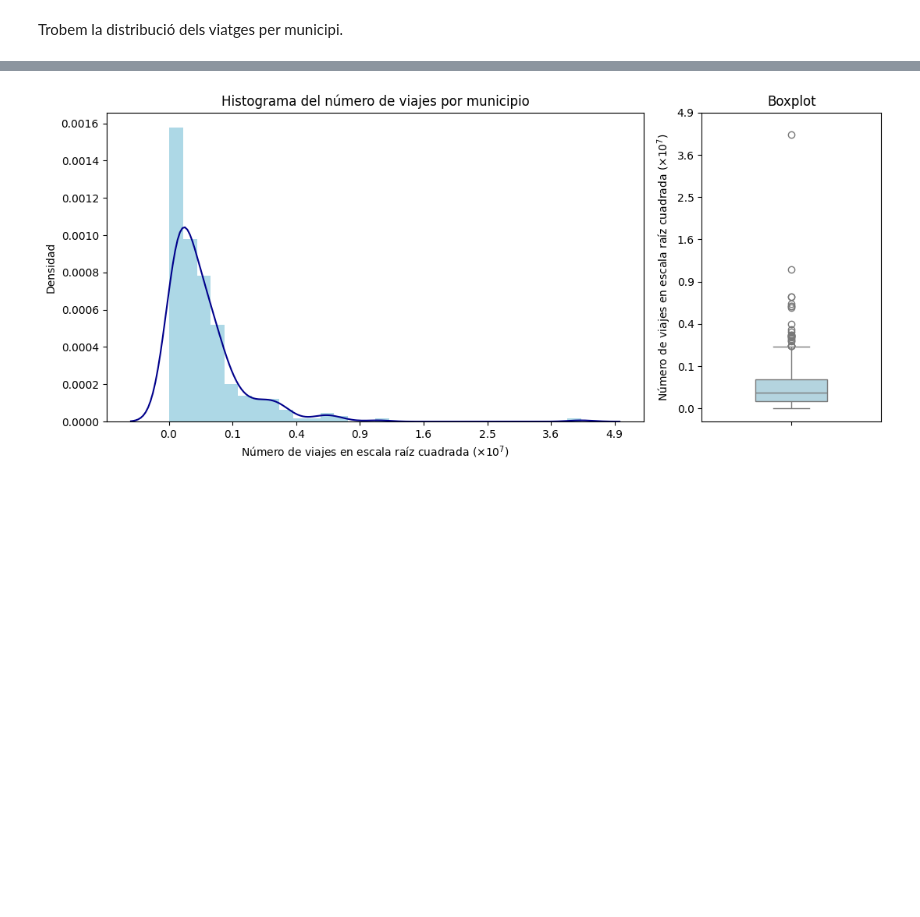
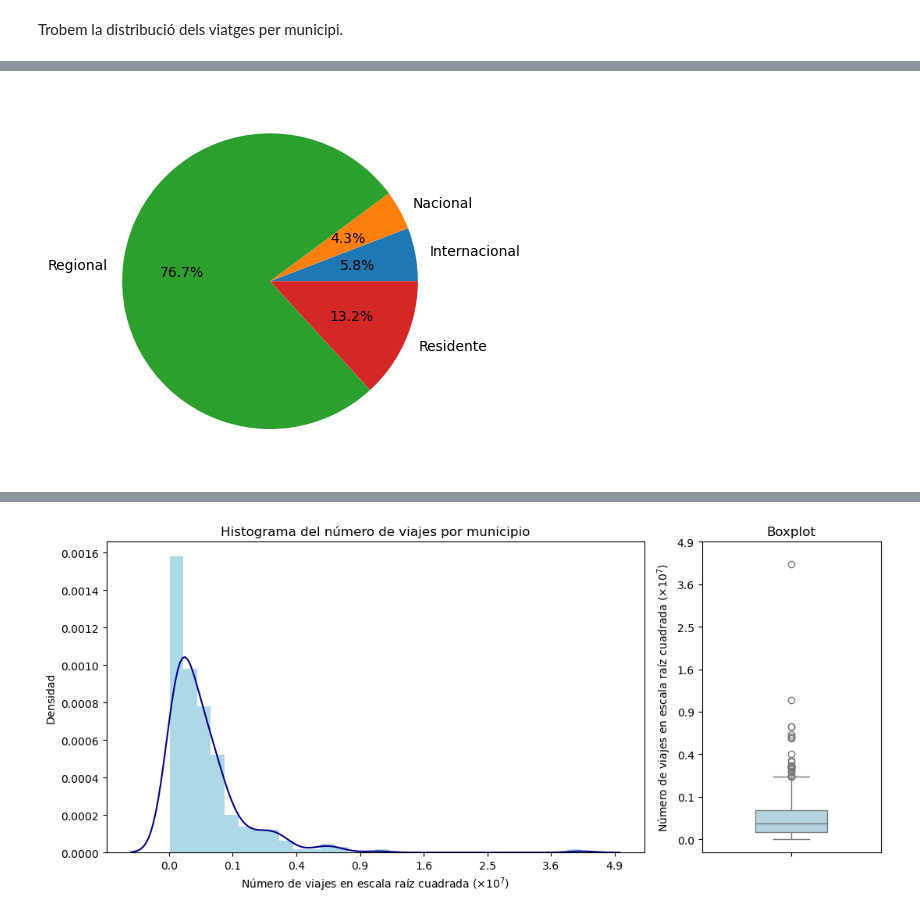
Before and after one commit to jordirubio01/MobiCat, a Jupyter notebook: mobile-challenge-datasets/IT2__DS3__2-Features-Distributions.ipynb, the cells around one changed output, grey strips where cells are left out. Saved outputs shown, nothing was run; the diff lists cells and outputs as text; code cells hidden in the pictures; blank space fills up the shorter version.

```diff
--- a/mobile-challenge-datasets/IT2__DS3__2-Features-Distributions.ipynb
+++ b/mobile-challenge-datasets/IT2__DS3__2-Features-Distributions.ipynb
@@ -69,0 +118,6 @@ municipalities_df
+# %%
+fig, ax = plt.subplots()
+ax.pie(origen_freq["viajes"], labels=origen_freq["origen"], autopct="%1.1f%%")
+plt.show()
+# %% [output]
+[figure, added]
```
Also changed, not shown: parts of 18 cells of this notebook, 3 other files.
